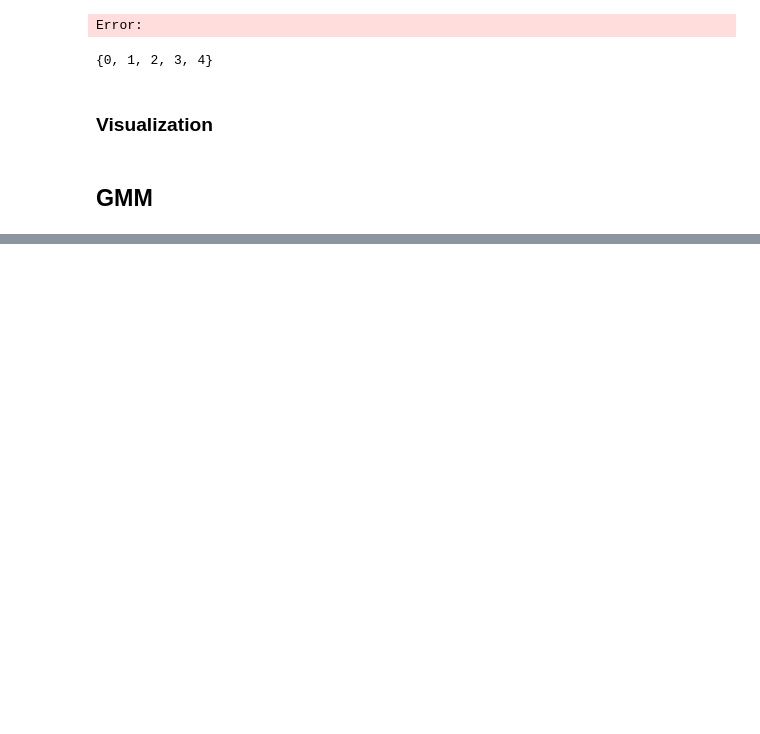
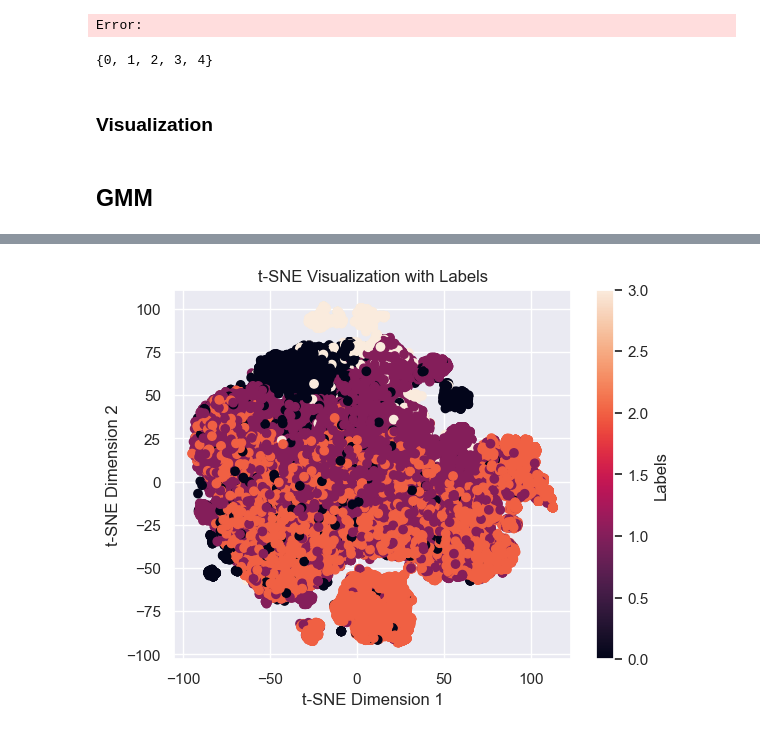
Before and after one commit to tomaszzywicki/Soccer-matches-data-analysis, a Jupyter notebook: code/KM3/models.ipynb, the cells around one changed output, grey strips where cells are left out. Cells and saved outputs as stored; diff of their text form; code cells hidden in the pictures; blank space fills up the shorter version.

```diff
--- a/code/KM3/models.ipynb
+++ b/code/KM3/models.ipynb
@@ -234,0 +268,4 @@ visualize_pca_dataset_labels(df, dbs.labels_)
+# %%
+visualize_tsne_dataset_labels(df, gmm_4.predict(x))
+# %% [output]
+[figure, added]
```
Also changed, not shown: parts of 8 cells of this notebook.
